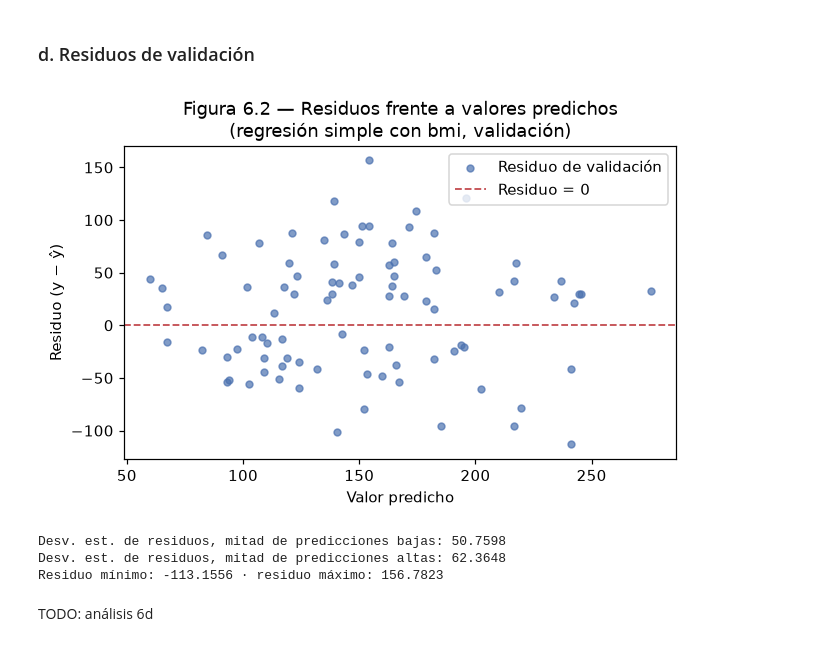
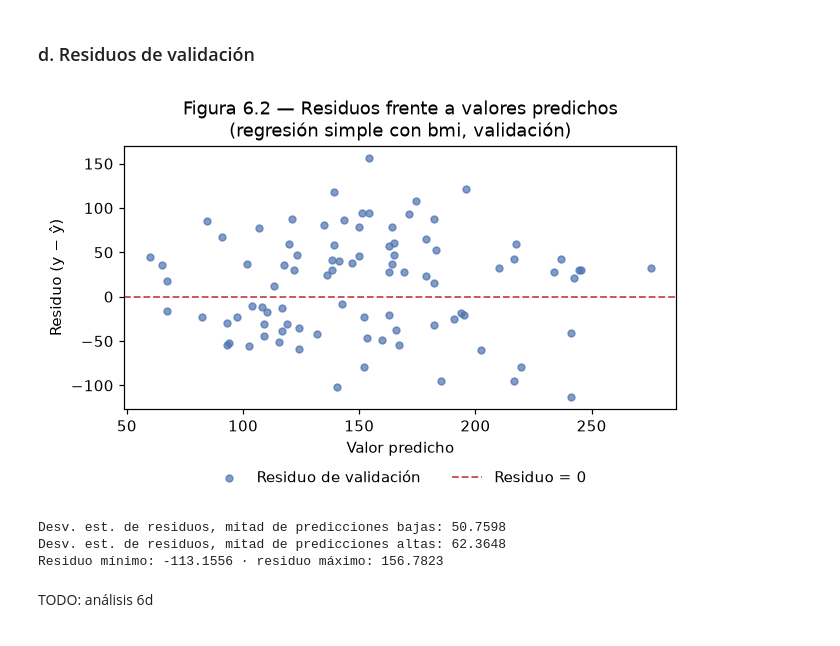
Before and after one commit to Over-HCV/ML-I, a Jupyter notebook: content/docs/workshop-02/notebook/Taller_2_Notebook.ipynb, the cells around one changed output. Drawn from its saved outputs; the diff is of its cells as text; code cells hidden in the pictures.

```diff
--- a/content/docs/workshop-02/notebook/Taller_2_Notebook.ipynb
+++ b/content/docs/workshop-02/notebook/Taller_2_Notebook.ipynb
@@ -349,23 +349,23 @@ TODO: análisis 6c
 # %%
 res_val = yr_val.to_numpy() - pred_val_sk
 fig, ax = plt.subplots(figsize=(6, 4))
 ax.scatter(pred_val_sk, res_val, s=20, alpha=0.7, color=COLORES["azul"], label="Residuo de validación")
 ax.axhline(0, color=COLORES["rojo"], linestyle="--", linewidth=1.2, label="Residuo = 0")
 ax.set_title("Figura 6.2 — Residuos frente a valores predichos\n(regresión simple con bmi, validación)")
 ax.set_xlabel("Valor predicho")
 ax.set_ylabel("Residuo (y − ŷ)")
-ax.legend()
+ax.legend(loc="upper center", bbox_to_anchor=(0.5, -0.18), ncol=2, frameon=False)
 plt.tight_layout()
 guardar_fig(fig, "ex6_residuos")
 plt.show()
 
 orden_pred = np.argsort(pred_val_sk)
 mitad = len(orden_pred) // 2
 print(f"Desv. est. de residuos, mitad de predicciones bajas: {res_val[orden_pred[:mitad]].std():.4f}")
 print(f"Desv. est. de residuos, mitad de predicciones altas: {res_val[orden_pred[mitad:]].std():.4f}")
 print(f"Residuo mínimo: {res_val.min():.4f} · residuo máximo: {res_val.max():.4f}")
 # %% [output]
-[figure, old version]
+[figure, new version]
 Desv. est. de residuos, mitad de predicciones bajas: 50.7598
 Desv. est. de residuos, mitad de predicciones altas: 62.3648
 Residuo mínimo: -113.1556 · residuo máximo: 156.7823
```
Also changed, not shown: parts of 79 cells of this notebook, 19 other files.
